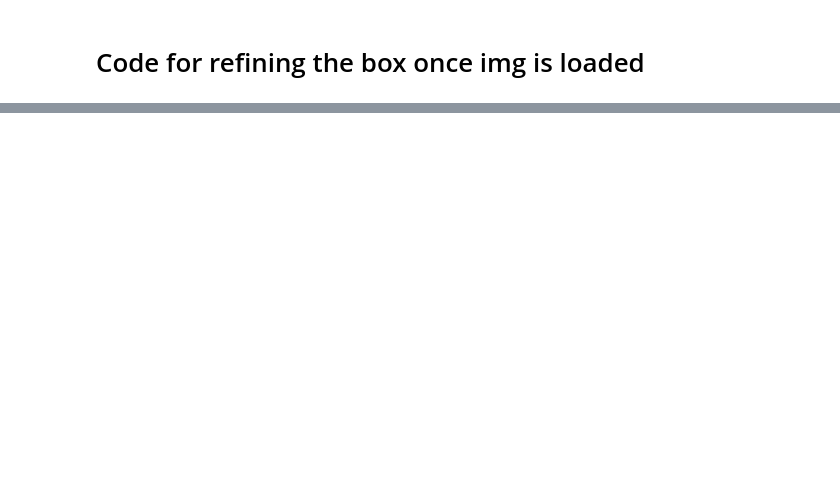
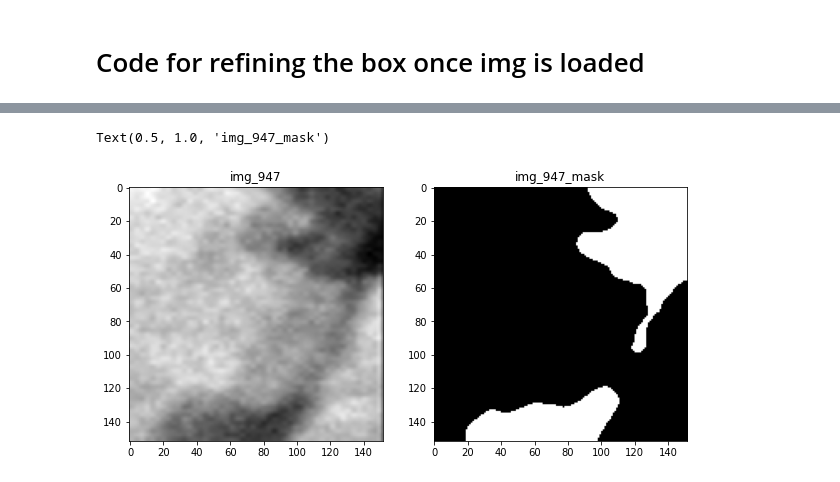
Before and after one commit to mehdizhioua/xray_angio_stenosis_detection, a Jupyter notebook: note/refine_labels.ipynb, the cells around one changed output, grey strips where cells are left out. Cells and saved outputs as stored; diff of their text form; code cells hidden in the pictures; blank space fills up the shorter version.

```diff
--- a/note/refine_labels.ipynb
+++ b/note/refine_labels.ipynb
@@ -219,0 +272,54 @@ tensor([1., 2., 3., 4., 5.], device='cuda:0')
+# %%
+save_result = True
+
+selected_path = '../original_data/refined_labels_unselected/'
+img_path = '../original_data/refined_labels_unselected_split/imgs/'
+mask_path = '../original_data/refined_labels_unselected_split/masks/'
+
+target_size = (152*2, 152)
+
+files = os.listdir(selected_path)
+
+for file in files:
+    index = file[6:-4] # original bmp file number
+
+    with Image.open(os.path.join(selected_path, file)) as image:
+
+        # resize image so that all the images are identical size (need for Unet batch norm)
+        resized_image = image.resize(target_size)
+
+        # Get the dimensions of the image
+        width, height = resized_image.size
+
+        # Calculate the coordinates for cutting the image in half
+        left, top, right, bottom = 0, 0, width//2, height
+
+        # Crop the left half of the image
+        left_half = resized_image.crop((left, top, right, bottom)).convert('RGB')
+
+        # Calculate the coordinates for the right half of the image
+        left, right = width // 2, width
+
+        # Crop the right half of the image
+        right_half = resized_image.crop((left, top, right, bottom))
+
+        # Invert and conver to binary
+        right_half = 256 - np.array(right_half)[:, :, 0]
+        right_half = refine_label_gaussian(right_half, k_size=7, sigma=7, thsld=128, use_otsu=False)
+        right_half = Image.fromarray(right_half)
+
+        # Save the left half as a new file
+        left_half.save(img_path + f'img_{index}.png')
+
+        # Save the right half as a new file
+        right_half.save(mask_path + f'img_{index}_mask.png')
+
+#visualize if the label is adapted what we want
+fig,axs = plt.subplots(1, 2, figsize = (10,5))
+axs[0].imshow(left_half, cmap=cm.gray)
+axs[0].set_title(f"img_{index}")
+axs[1].imshow(right_half, cmap=cm.gray)
+axs[1].set_title(f"img_{index}_mask")
+# %% [output]
+Text(0.5, 1.0, 'img_947_mask')
+[figure, added]
```
Also changed, not shown: parts of 14 cells of this notebook, 1 other file.
